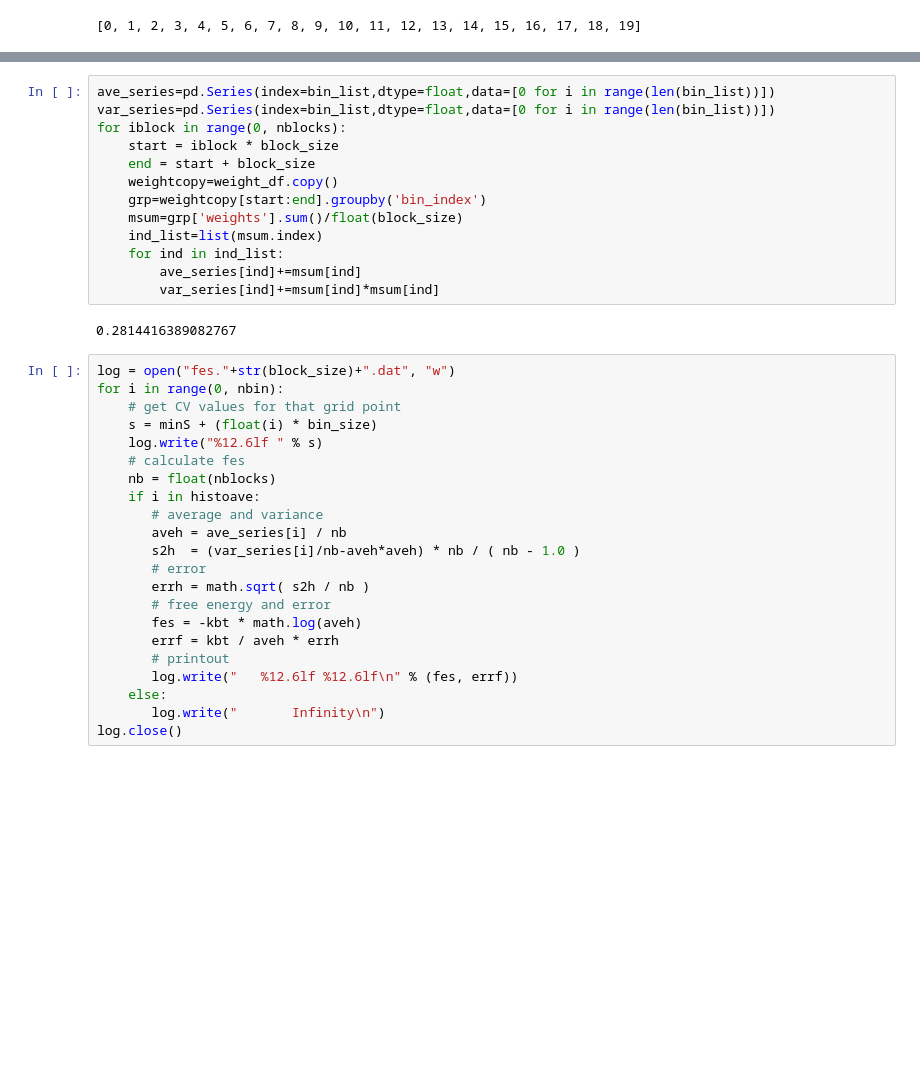
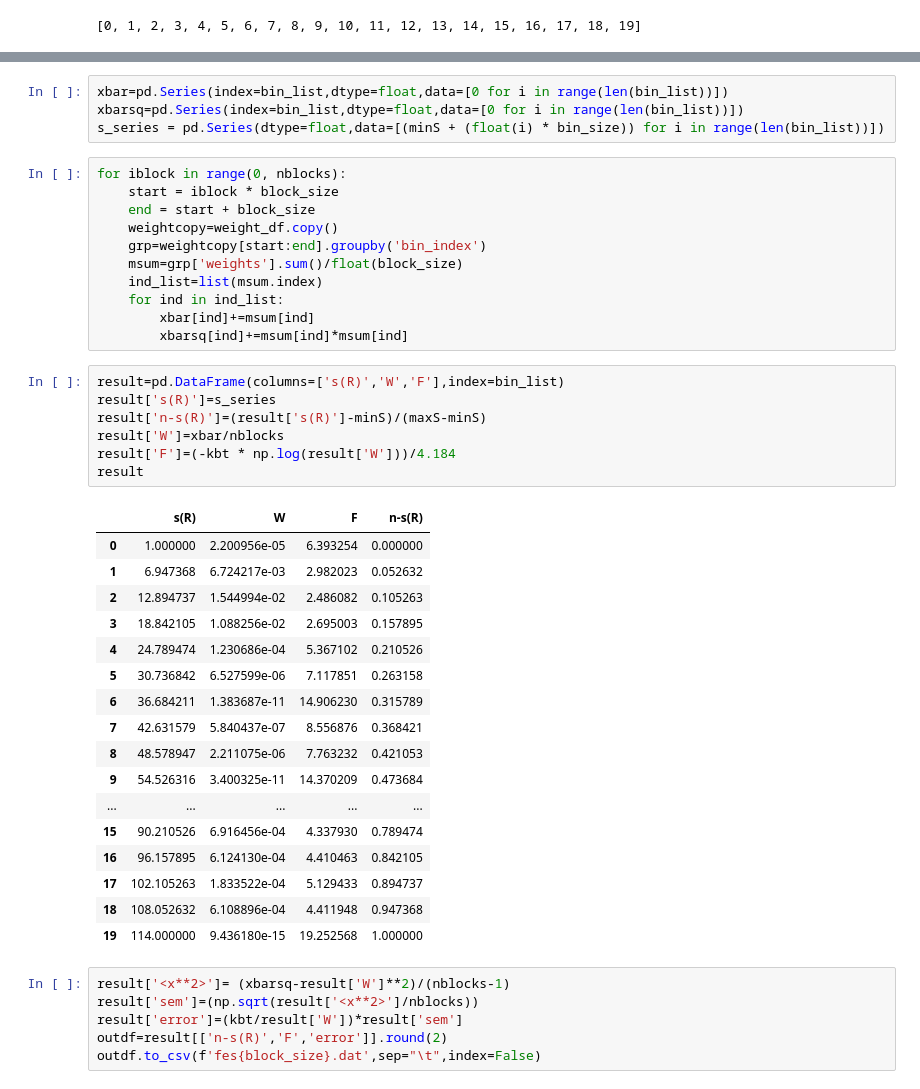
Before and after one commit to baswanth-oruganti/numpy_pandas_matplotlib, a Jupyter notebook: error.ipynb, the cells around one changed output, grey strips where cells are left out. Cells and saved outputs as stored; diff of their text form; blank space fills up the shorter version.

Commit message:
block averaging and error determination

```diff
--- a/error.ipynb
+++ b/error.ipynb
@@ -173,6 +145,8 @@ histoave2
+# %%
+xbar=pd.Series(index=bin_list,dtype=float,data=[0 for i in range(len(bin_list))])
+xbarsq=pd.Series(index=bin_list,dtype=float,data=[0 for i in range(len(bin_list))])
+s_series = pd.Series(dtype=float,data=[(minS + (float(i) * bin_size)) for i in range(len(bin_list))])
 # %%
-ave_series=pd.Series(index=bin_list,dtype=float,data=[0 for i in range(len(bin_list))])
-var_series=pd.Series(index=bin_list,dtype=float,data=[0 for i in range(len(bin_list))])
 for iblock in range(0, nblocks):
     start = iblock * block_size
     end = start + block_size
@@ -181,29 +155,36 @@ for iblock in range(0, nblocks):
     msum=grp['weights'].sum()/float(block_size)
     ind_list=list(msum.index)
     for ind in ind_list:
-        ave_series[ind]+=msum[ind]
-        var_series[ind]+=msum[ind]*msum[ind]
+        xbar[ind]+=msum[ind]
+        xbarsq[ind]+=msum[ind]*msum[ind]
-# %% [output]
-0.2814416389082767
-# %%
-log = open("fes."+str(block_size)+".dat", "w")
-for i in range(0, nbin):
-    # get CV values for that grid point
-    s = minS + (float(i) * bin_size)
-    log.write("%12.6lf " % s)
-    # calculate fes
-    nb = float(nblocks)
-    if i in histoave:
-       # average and variance
-       aveh = ave_series[i] / nb
-       s2h  = (var_series[i]/nb-aveh*aveh) * nb / ( nb - 1.0 )
-       # error
-       errh = math.sqrt( s2h / nb )
-       # free energy and error
-       fes = -kbt * math.log(aveh)
-       errf = kbt / aveh * errh
-       # printout
-       log.write("   %12.6lf %12.6lf\n" % (fes, errf))
-    else:
-       log.write("       Infinity\n")
-log.close()
+# %%
+result=pd.DataFrame(columns=['s(R)','W','F'],index=bin_list)
+result['s(R)']=s_series
+result['n-s(R)']=(result['s(R)']-minS)/(maxS-minS)
+result['W']=xbar/nblocks
+result['F']=(-kbt * np.log(result['W']))/4.184
+result
+# %% [output]
+|  | s(R) | W | F | n-s(R) |
+| 0 | 1.000000 | 2.200956e-05 | 6.393254 | 0.000000 |
+| 1 | 6.947368 | 6.724217e-03 | 2.982023 | 0.052632 |
+| 2 | 12.894737 | 1.544994e-02 | 2.486082 | 0.105263 |
+| 3 | 18.842105 | 1.088256e-02 | 2.695003 | 0.157895 |
+| 4 | 24.789474 | 1.230686e-04 | 5.367102 | 0.210526 |
+| 5 | 30.736842 | 6.527599e-06 | 7.117851 | 0.263158 |
+| 6 | 36.684211 | 1.383687e-11 | 14.906230 | 0.315789 |
+| 7 | 42.631579 | 5.840437e-07 | 8.556876 | 0.368421 |
+| 8 | 48.578947 | 2.211075e-06 | 7.763232 | 0.421053 |
+| 9 | 54.526316 | 3.400325e-11 | 14.370209 | 0.473684 |
+| ... | ... | ... | ... | ... |
+| 15 | 90.210526 | 6.916456e-04 | 4.337930 | 0.789474 |
+| 16 | 96.157895 | 6.124130e-04 | 4.410463 | 0.842105 |
+| 17 | 102.105263 | 1.833522e-04 | 5.129433 | 0.894737 |
+| 18 | 108.052632 | 6.108896e-04 | 4.411948 | 0.947368 |
+| 19 | 114.000000 | 9.436180e-15 | 19.252568 | 1.000000 |
+# %%
+result['<x**2>']= (xbarsq-result['W']**2)/(nblocks-1)
+result['sem']=(np.sqrt(result['<x**2>']/nblocks))
+result['error']=(kbt/result['W'])*result['sem']
+outdf=result[['n-s(R)','F','error']].round(2)
+outdf.to_csv(f'fes{block_size}.dat',sep="\t",index=False)
```
Also changed, not shown: parts of 4 cells of this notebook.
